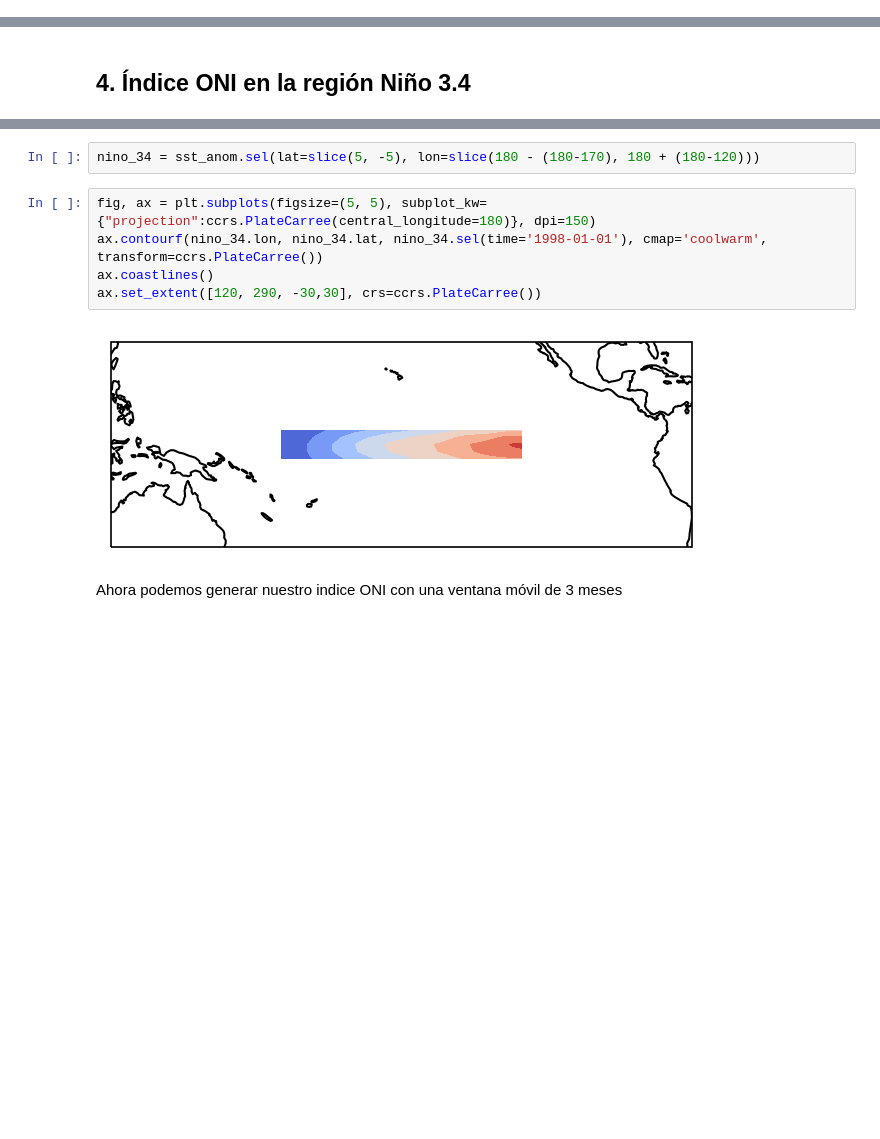
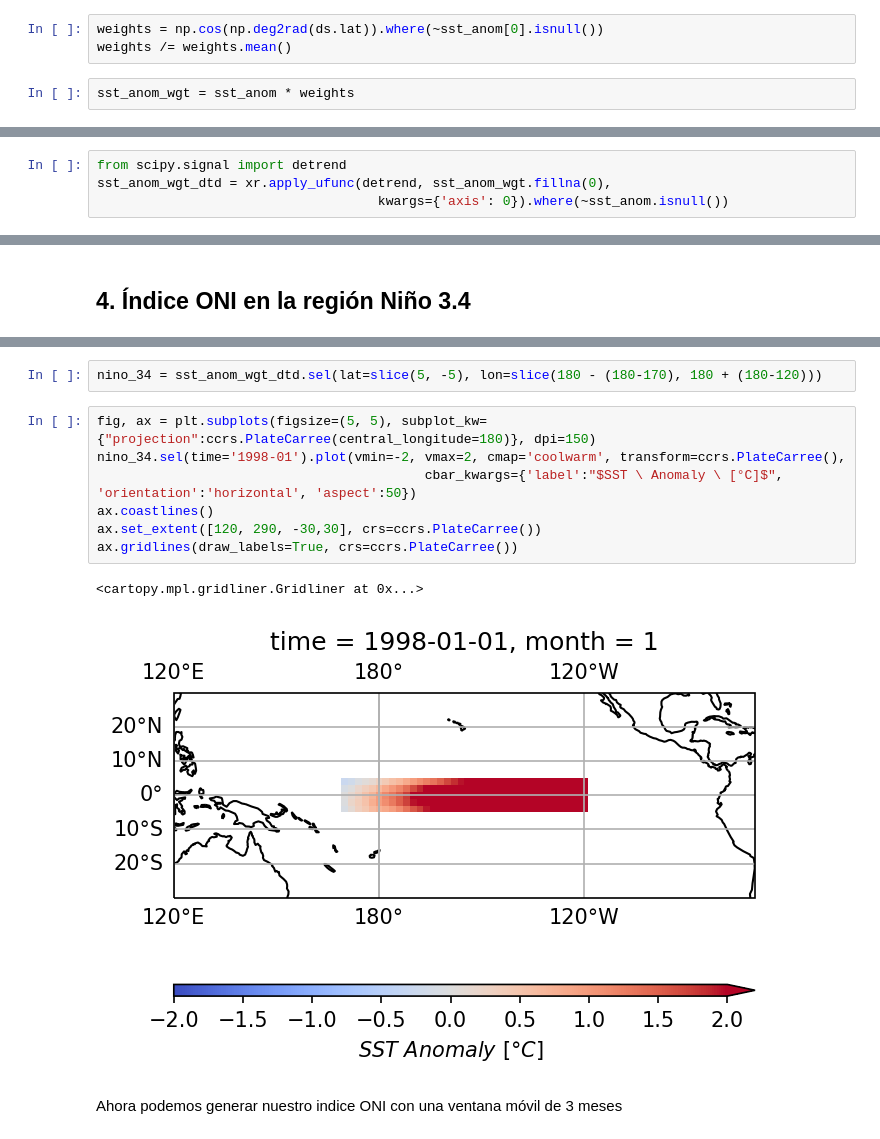
Before and after one commit to ProjectPythia/AtmosCol-2023, a Jupyter notebook: notebooks/3.ENSO/ENSO.ipynb, the cells around one changed output, grey strips where cells are left out. Drawn from its saved outputs; the diff is of its cells as text; blank space fills up the shorter version.

```diff
--- a/notebooks/3.ENSO/ENSO.ipynb
+++ b/notebooks/3.ENSO/ENSO.ipynb
@@ -101,0 +145,5 @@ sst_anom = ds.sst.groupby('time.month') - sst_clim
+# %%
+weights = np.cos(np.deg2rad(ds.lat)).where(~sst_anom[0].isnull())
+weights /= weights.mean()
+# %%
+sst_anom_wgt = sst_anom * weights
@@ -101,0 +168,4 @@ sst_anom = ds.sst.groupby('time.month') - sst_clim
+# %%
+from scipy.signal import detrend
+sst_anom_wgt_dtd = xr.apply_ufunc(detrend, sst_anom_wgt.fillna(0),
+                                    kwargs={'axis': 0}).where(~sst_anom.isnull())
@@ -146,14 +243,17 @@ ax2.gridlines(draw_labels=True, crs=ccrs.PlateCarree())
 
 La región Niño 3.4 se define como la región entre +/- 5 grados. latitud, 170 W - 120 W longitud.
 # %%
-nino_34 = sst_anom.sel(lat=slice(5, -5), lon=slice(180 - (180-170), 180 + (180-120)))
+nino_34 = sst_anom_wgt_dtd.sel(lat=slice(5, -5), lon=slice(180 - (180-170), 180 + (180-120)))
 # %%
 fig, ax = plt.subplots(figsize=(5, 5), subplot_kw={"projection":ccrs.PlateCarree(central_longitude=180)}, dpi=150)
-ax.contourf(nino_34.lon, nino_34.lat, nino_34.sel(time='1998-01-01'), cmap='coolwarm', transform=ccrs.PlateCarree())
+nino_34.sel(time='1998-01').plot(vmin=-2, vmax=2, cmap='coolwarm', transform=ccrs.PlateCarree(),
+                                          cbar_kwargs={'label':"$SST \ Anomaly \ [°C]$", 'orientation':'horizontal', 'aspect':50})
 ax.coastlines()
 ax.set_extent([120, 290, -30,30], crs=ccrs.PlateCarree())
+ax.gridlines(draw_labels=True, crs=ccrs.PlateCarree())
 # %% [output]
+<cartopy.mpl.gridliner.Gridliner at 0x...>
-[figure, old version]
+[figure, new version]
 # %% [markdown]
 Ahora podemos generar nuestro indice ONI con una ventana móvil de 3 meses
 # %%
```
Also changed, not shown: parts of 22 cells of this notebook, 1 other file.
